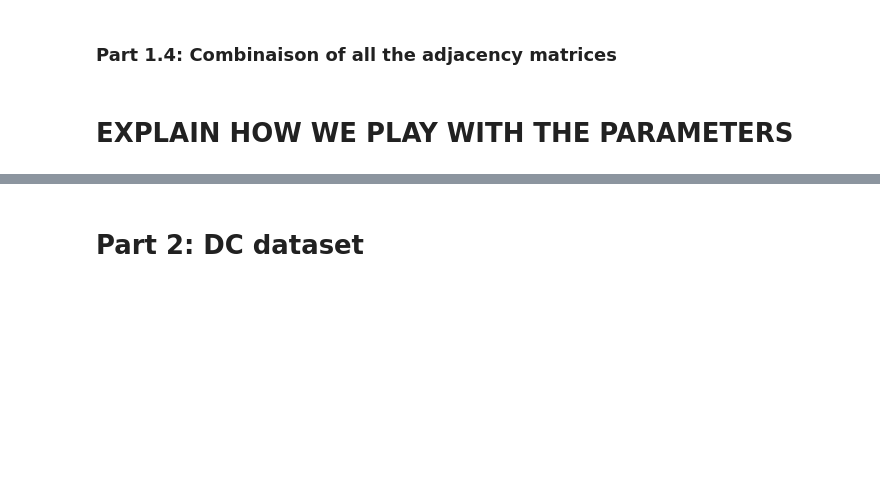
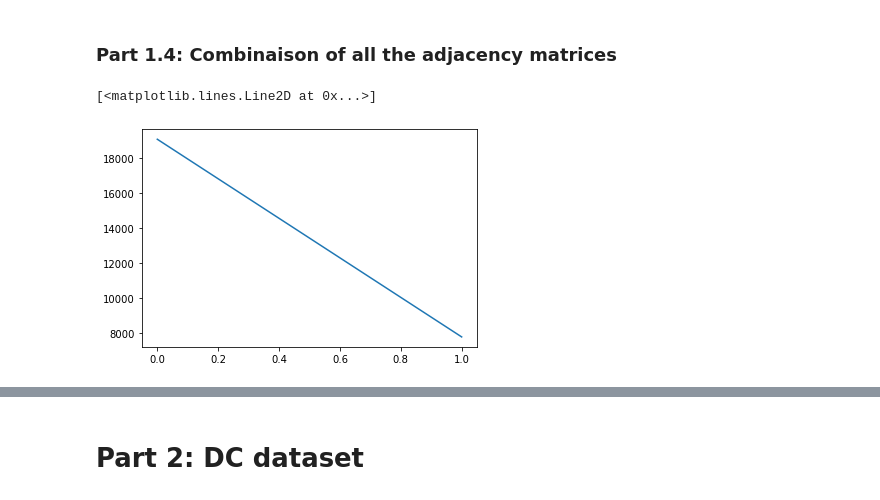
Before and after one commit to ahmedkooli/ntds_comics, a Jupyter notebook: adjacency_processing.ipynb, the cells around one changed output, grey strips where cells are left out. Drawn from its saved outputs; the diff is of its cells as text; code cells hidden in the pictures; blank space fills up the shorter version.

```diff
--- a/adjacency_processing.ipynb
+++ b/adjacency_processing.ipynb
@@ -84,5 +85,14 @@ save_edge("marvel","comics","90")
 save_edge("marvel","comics","")
 # %% [markdown]
 ### Part 1.4: Combinaison of all the adjacency matrices
-# %% [markdown]
-# EXPLAIN HOW WE PLAY WITH THE PARAMETERS
+# %%
+with open("data/adj_relat_marvel.txt", 'rb') as f:
+            adj_relat = pickle.load(f)
+    np.fill_diagonal(adj_relat.values, 0)
+
+deg_relat = np.max(adj_relat[adj_relat.index])
+unique, counts = np.unique(deg_relat, return_counts=True)
+plt.plot(unique,counts)
+# %% [output]
+[<matplotlib.lines.Line2D at 0x...>]
+[figure, added]
```
Also changed, not shown: parts of 11 cells of this notebook, 1 other file.
